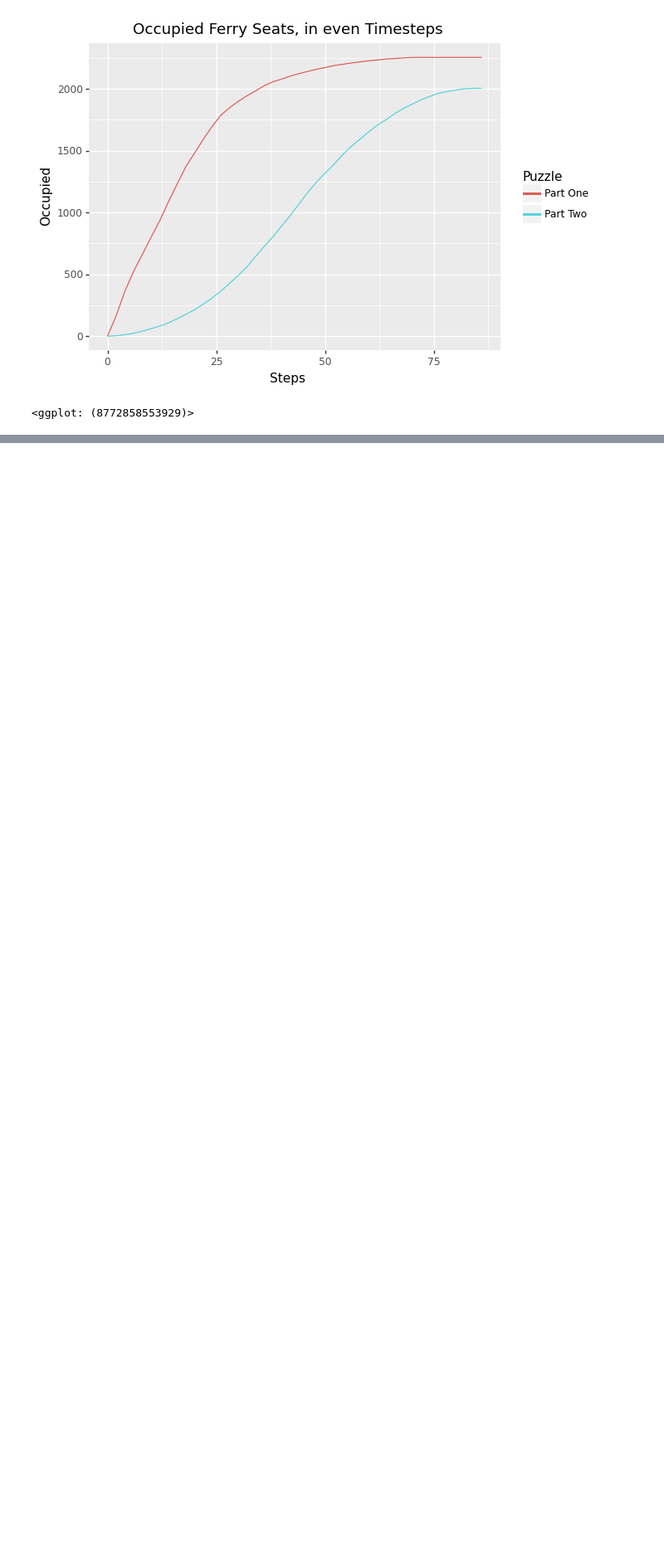
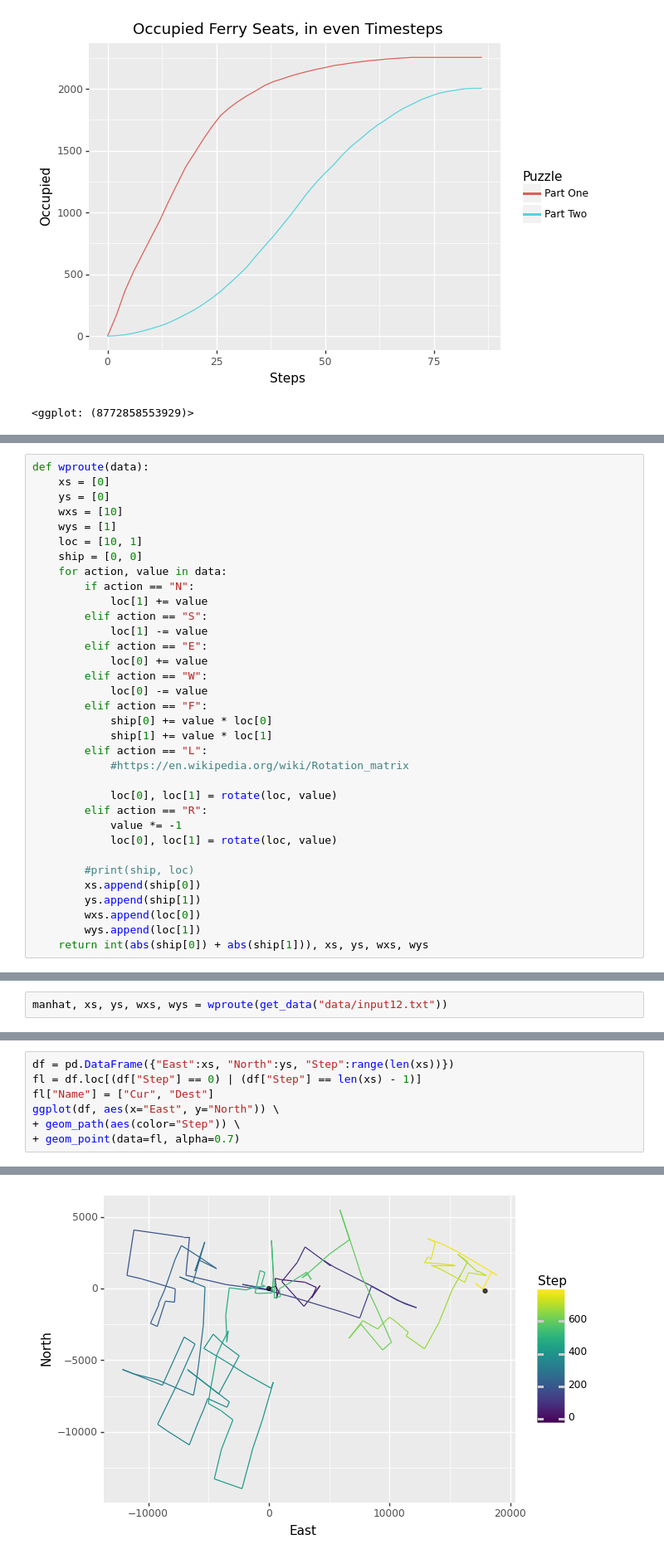
Before and after one commit to mgoadric/AdventOfCode, a Jupyter notebook: 2020/Advent of Code 2020 Solutions.ipynb, the cells around one changed output, grey strips where cells are left out. Shown: that part at 83% size. Drawn from its saved outputs; the diff is of its cells as text; blank space fills up the shorter version.

```diff
--- a/2020/Advent of Code 2020 Solutions.ipynb
+++ b/2020/Advent of Code 2020 Solutions.ipynb
@@ -1194,0 +1261,34 @@ ggplot(resultsmelt, aes(x="Steps", y="Occupied", color="Puzzle")) \
+# %%
+def wproute(data):
+    xs = [0]
+    ys = [0]
+    wxs = [10]
+    wys = [1]
+    loc = [10, 1]
+    ship = [0, 0]
+    for action, value in data:
+        if action == "N":
+            loc[1] += value
+        elif action == "S":
+            loc[1] -= value
+        elif action == "E":
+            loc[0] += value
+        elif action == "W":
+            loc[0] -= value
+        elif action == "F":
+            ship[0] += value * loc[0]
+            ship[1] += value * loc[1]
+        elif action == "L":
+            #https://en.wikipedia.org/wiki/Rotation_matrix
+
+            loc[0], loc[1] = rotate(loc, value)
+        elif action == "R":
+            value *= -1
+            loc[0], loc[1] = rotate(loc, value)
+
+        #print(ship, loc)
+        xs.append(ship[0])
+        ys.append(ship[1])
+        wxs.append(loc[0])
+        wys.append(loc[1])
+    return int(abs(ship[0]) + abs(ship[1])), xs, ys, wxs, wys
@@ -1194,0 +1301,2 @@ ggplot(resultsmelt, aes(x="Steps", y="Occupied", color="Puzzle")) \
+# %%
+manhat, xs, ys, wxs, wys = wproute(get_data("data/input12.txt"))
@@ -1194,0 +1307,8 @@ ggplot(resultsmelt, aes(x="Steps", y="Occupied", color="Puzzle")) \
+# %%
+df = pd.DataFrame({"East":xs, "North":ys, "Step":range(len(xs))})
+fl = df.loc[(df["Step"] == 0) | (df["Step"] == len(xs) - 1)]
+fl["Name"] = ["Cur", "Dest"]
+ggplot(df, aes(x="East", y="North")) \
++ geom_path(aes(color="Step")) \
++ geom_point(data=fl, alpha=0.7)
+# %% [output]
@@ -1194,0 +1319 @@ ggplot(resultsmelt, aes(x="Steps", y="Occupied", color="Puzzle")) \
+[figure, added]
```
Also changed, not shown: parts of 17 cells of this notebook, 2 other files.
